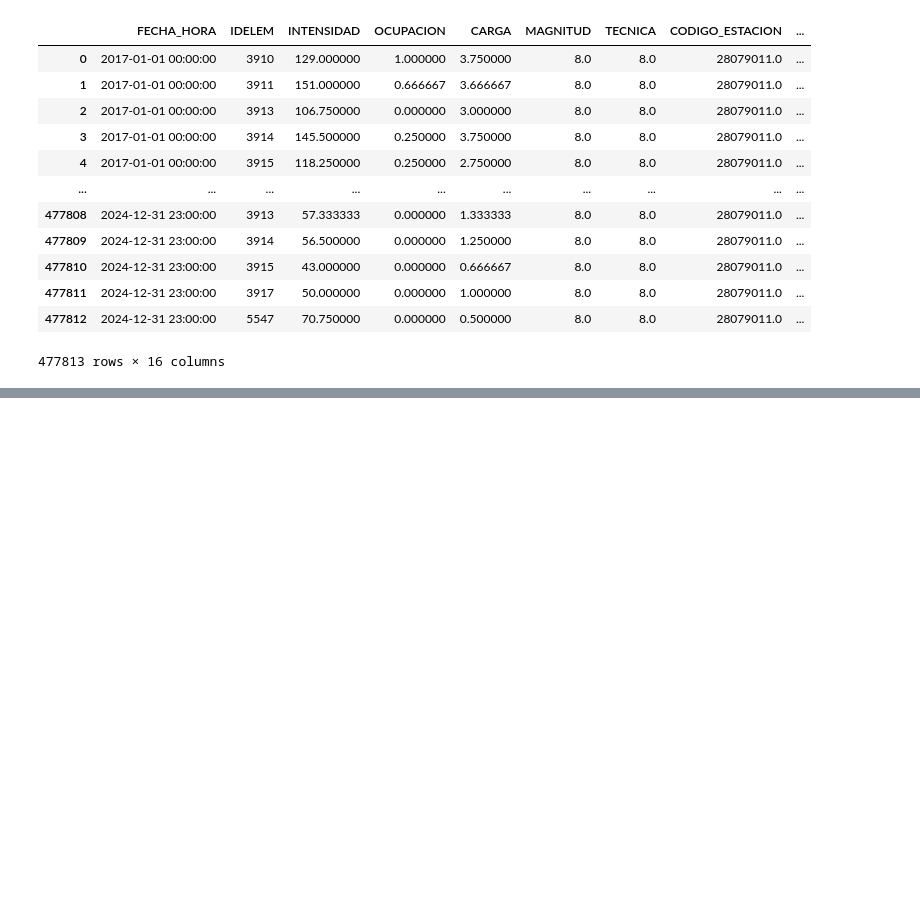
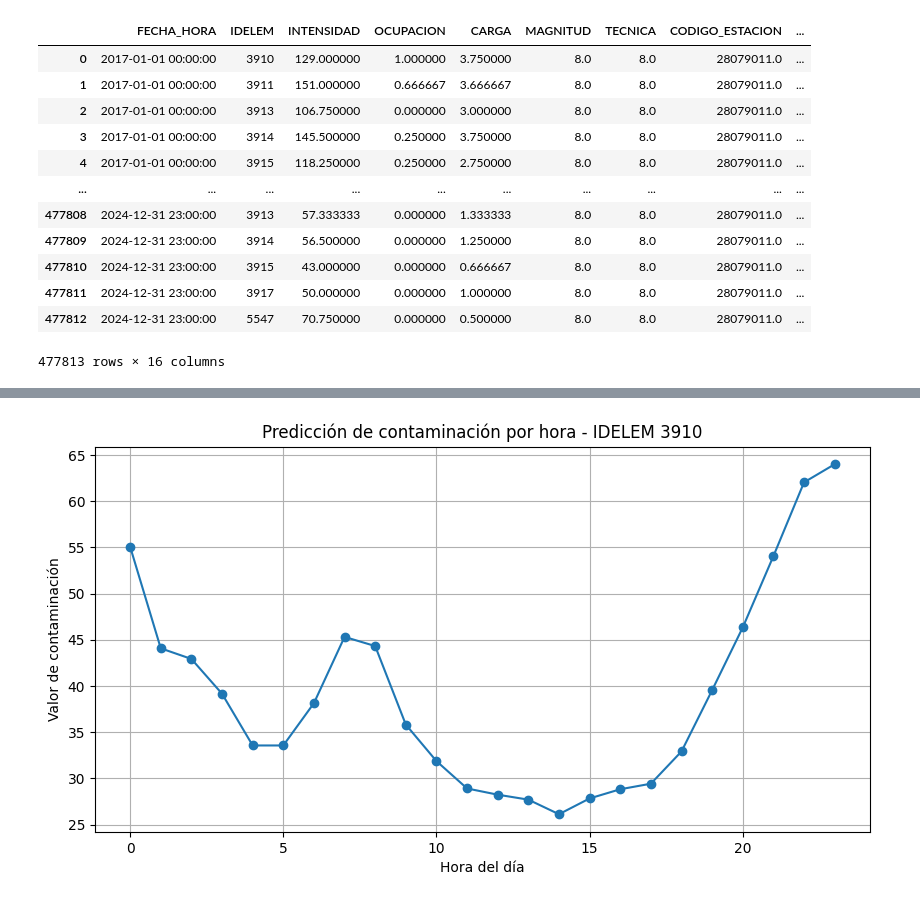
Before and after one commit to AndresAC14/spark_anomaly_detection, a Jupyter notebook: backend/join_data.ipynb, the cells around one changed output, grey strips where cells are left out. Cells and saved outputs as stored; diff of their text form; code cells hidden in the pictures; blank space fills up the shorter version.

```diff
--- a/backend/join_data.ipynb
+++ b/backend/join_data.ipynb
@@ -50,0 +161,9 @@ from sklearn.metrics import mean_squared_error
+# %%
+features = ['HORA', 'IDELEM', 'INTENSIDAD', 'OCUPACION', 'CARGA']
+target = 'VALOR_CONTAMINACION'
+
+# Convertimos IDELEM a categoría para usar en modelos
+df['IDELEM'] = df['IDELEM'].astype('category')
+# %%
+train = df[df['FECHA_HORA'] < '2024-01-01']
+test = df[df['FECHA_HORA'] >= '2024-01-01']
@@ -50,0 +193,37 @@ from sklearn.metrics import mean_squared_error
+# %%
+from datetime import datetime
+
+# Simulamos condiciones actuales (puedes usar promedios, último valor, etc.)
+hora_actual = pd.Timestamp.now().replace(minute=0, second=0, microsecond=0)
+
+# Creamos predicciones por hora del día para hoy
+horas = list(range(24))
+idelems = df['IDELEM'].unique()
+
+future_df = pd.DataFrame([(h, idelem) for h in horas for idelem in idelems], columns=['HORA', 'IDELEM'])
+
+# Añadir features sintéticos. Puedes usar medias históricas o valores recientes
+# Aquí simplemente usamos la media por IDELEM
+agg = df.groupby('IDELEM')[['INTENSIDAD', 'OCUPACION', 'CARGA']].mean().reset_index()
+future_df = future_df.merge(agg, on='IDELEM')
+# Antes de la predicción
+future_df['IDELEM'] = pd.Categorical(future_df['IDELEM'], categories=df['IDELEM'].cat.categories)
+
+# Predicción
+predicciones = model.predict(future_df)
+future_df['PREDICCION_CONTAMINACION'] = predicciones
+# %%
+import matplotlib.pyplot as plt
+
+idelem_objetivo = 3910
+df_plot = future_df[future_df['IDELEM'] == idelem_objetivo]
+
+plt.figure(figsize=(10,5))
+plt.plot(df_plot['HORA'], df_plot['PREDICCION_CONTAMINACION'], marker='o')
+plt.title(f'Predicción de contaminación por hora - IDELEM {idelem_objetivo}')
+plt.xlabel('Hora del día')
+plt.ylabel('Valor de contaminación')
+plt.grid(True)
+plt.show()
+# %% [output]
+[figure, added]
```
Also changed, not shown: parts of 24 cells of this notebook, 2 other files.
